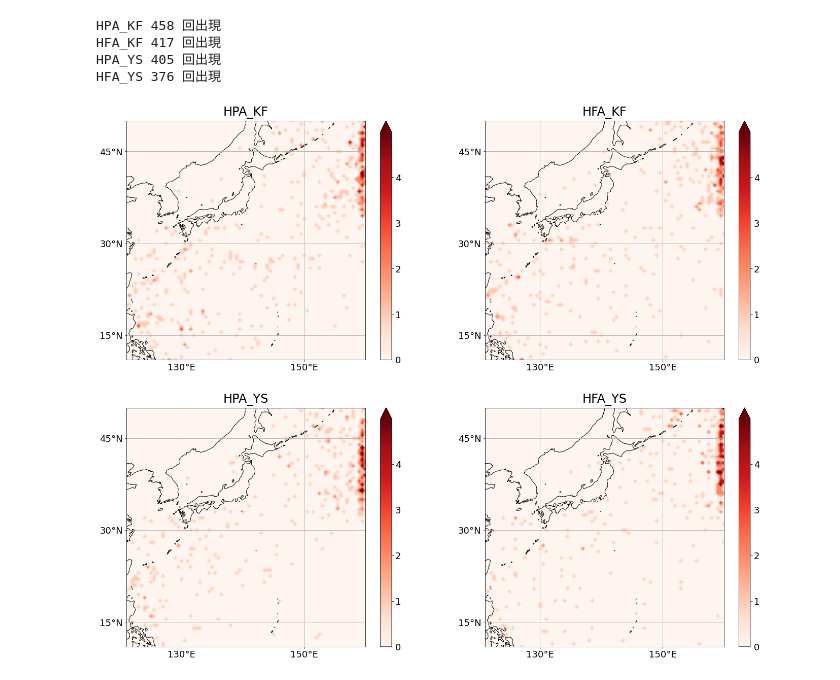
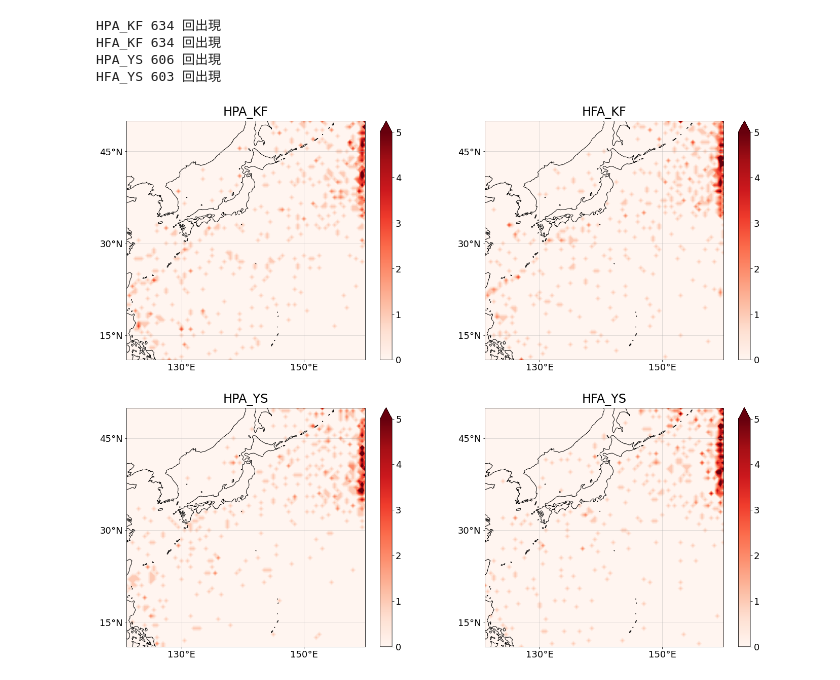
Before and after one commit to greedtn/MRI-AGCM3.2H, a Jupyter notebook: STM/pot_cnt_map.ipynb, the cells around one changed output. Cells and saved outputs as stored; diff of their text form; code cells hidden in the pictures.

```diff
--- a/STM/pot_cnt_map.ipynb
+++ b/STM/pot_cnt_map.ipynb
@@ -23,11 +23,6 @@ for i in range(79):
         lats[i][j] = float(lats[i][j])
         lons[i][j] = float(lons[i][j])
 
-lat_s = lats[0][0]
-lat_n = lats[0][-1]
-lon_w = lons[0][0]
-lon_e = lons[-1][0]
-
 fig = plt.figure(figsize=(20, 16))
 levels = np.arange(0, 5, 0.01)
 
@@ -41,10 +36,10 @@ for model_num in range(len(MODEL)):
         else:
             model = 'HFA_' + model + '_c0'
 
-        with open('../pot_csv(100)/' + model + '_POT_DATA.csv', 'r') as csv_file:
+        with open('../pot_csv(100)(thr=6)/' + model + '_POT_DATA.csv', 'r') as csv_file:
             csv_reader = reader(csv_file)
             POT = list(csv_reader)
-        with open('../pot_csv(100)/' + model + '_POT_INDEX.csv', 'r') as csv_file:
+        with open('../pot_csv(100)(thr=6)/' + model + '_POT_INDEX.csv', 'r') as csv_file:
             csv_reader = reader(csv_file)
             POT_INDEX = list(csv_reader)
 
@@ -76,37 +71,39 @@ for model_num in range(len(MODEL)):
             y.append(data[1])
             z.append(data[2])
 
         cnt = np.zeros((79, 79))  # 台風発生頻度の空間分布
         for val in z:
             cnt[val // 79][val % 79] = cnt[val // 79][val % 79] + 1
 
         print(model[:6], len(x), '回出現')
         # 描画
         ax = fig.add_subplot(2, 2, 2 * model_num + num + 1, projection=ccrs.PlateCarree())
         a = plt.contourf(lons, lats, cnt, levels=levels, transform=ccrs.PlateCarree(), cmap='Reds', extend='max')
         c_bar = plt.colorbar(a, ticks=[0, 1, 2, 3, 4, 5])
+        ## ここからテンプレ
         c_bar.ax.tick_params(labelsize=18)
         c_bar.ax.yaxis.set_minor_locator(ticker.NullLocator())
         ax.set_xticks([130,150], crs=ccrs.PlateCarree()) # gridを引く経度を指定 360にすると0Wが出ない
         ax.set_yticks([15, 30, 45], crs=ccrs.PlateCarree()) # gridを引く緯度を指定
         lon_formatter = LongitudeFormatter(zero_direction_label=True) # 経度
         lat_formatter = LatitudeFormatter() # 緯度。formatを指定することも可能
         ax.xaxis.set_major_formatter(lon_formatter)
         ax.yaxis.set_major_formatter(lat_formatter)
         ax.axes.tick_params(labelsize=18)
         ax.grid()
-        ax.coastlines()
         gl = ax.gridlines(crs=ccrs.PlateCarree(), draw_labels=False, alpha=0.5) # 経度線・緯度線ラベルを無効
         gl.xlocator = ticker.FixedLocator([130, 150]) # 経度線
         gl.ylocator = ticker.FixedLocator([15, 30, 45]) # 緯度線
+        ax.coastlines()
+        ## ここまでテンプレ
         ax.set_title(model[:6], fontsize=24, pad=10)
 
 plt.subplots_adjust(left=0.05, right=0.95, bottom=0.05, top=0.95)
-# plt.savefig("../img/frequency_of_tc.png")
+plt.savefig("../img/frequency_of_tc.png")
 plt.show()
 # %% [output]
-HPA_KF 458 回出現
-HFA_KF 417 回出現
-HPA_YS 405 回出現
-HFA_YS 376 回出現
+HPA_KF 634 回出現
+HFA_KF 634 回出現
+HPA_YS 606 回出現
+HFA_YS 603 回出現
-[figure, old version]
+[figure, new version]
```
Also changed, not shown: 4 other files.
